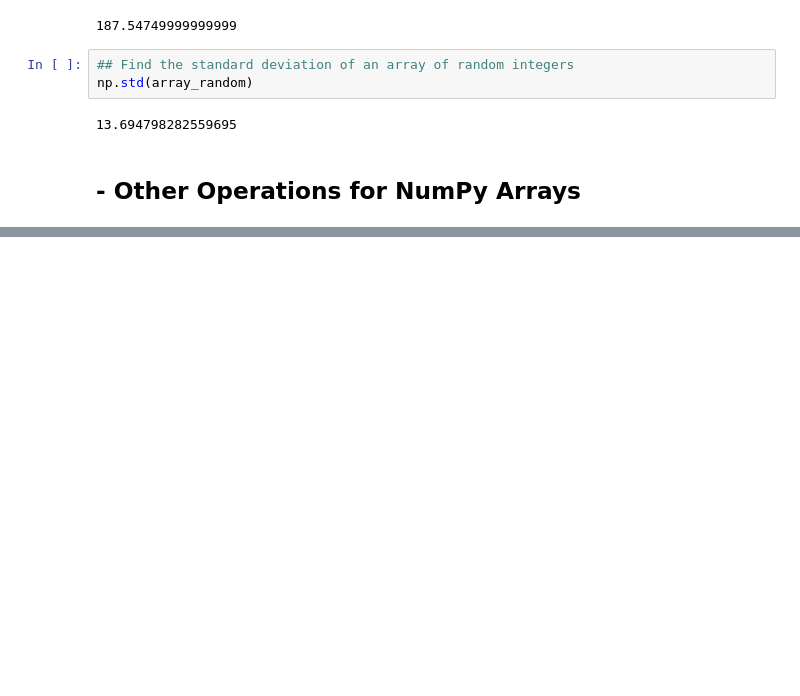
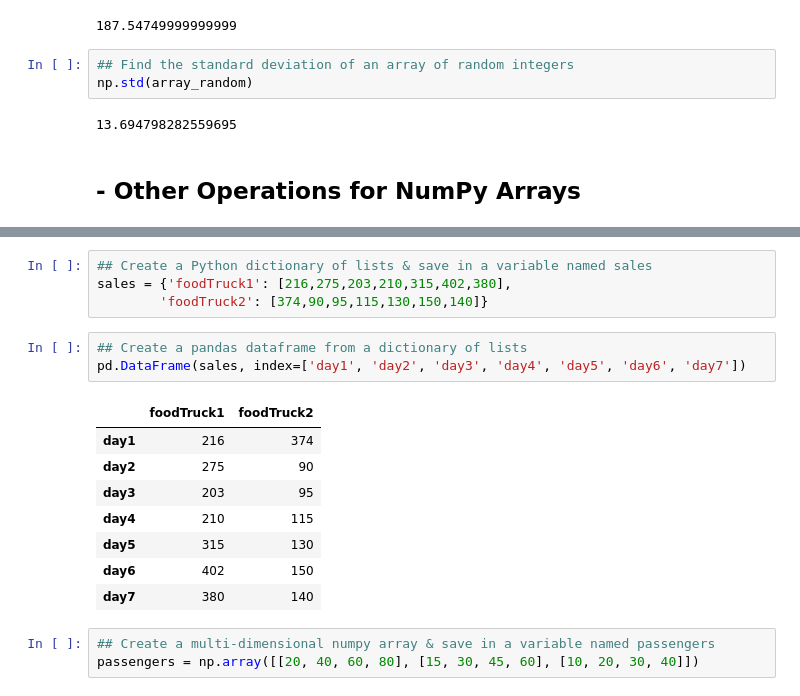
Before and after one commit to johngrinstead/linkedin-courses, a Jupyter notebook: python_functions_for_data_science.ipynb, the cells around one changed output, grey strips where cells are left out. Drawn from its saved outputs; the diff is of its cells as text; blank space fills up the shorter version.

Commit message:
worked on python functions for data science lessons 6-21-21

```diff
--- a/python_functions_for_data_science.ipynb
+++ b/python_functions_for_data_science.ipynb
@@ -957,0 +1265,19 @@ np.std(array_random)
+# %%
+## Create a Python dictionary of lists & save in a variable named sales
+sales = {'foodTruck1': [216,275,203,210,315,402,380],
+        'foodTruck2': [374,90,95,115,130,150,140]}
+# %%
+## Create a pandas dataframe from a dictionary of lists
+pd.DataFrame(sales, index=['day1', 'day2', 'day3', 'day4', 'day5', 'day6', 'day7'])
+# %% [output]
+|  | foodTruck1 | foodTruck2 |
+| day1 | 216 | 374 |
+| day2 | 275 | 90 |
+| day3 | 203 | 95 |
+| day4 | 210 | 115 |
+| day5 | 315 | 130 |
+| day6 | 402 | 150 |
+| day7 | 380 | 140 |
+# %%
+## Create a multi-dimensional numpy array & save in a variable named passengers
+passengers = np.array([[20, 40, 60, 80], [15, 30, 45, 60], [10, 20, 30, 40]])
```
Also changed, not shown: parts of 51 cells of this notebook, 1 other file.
